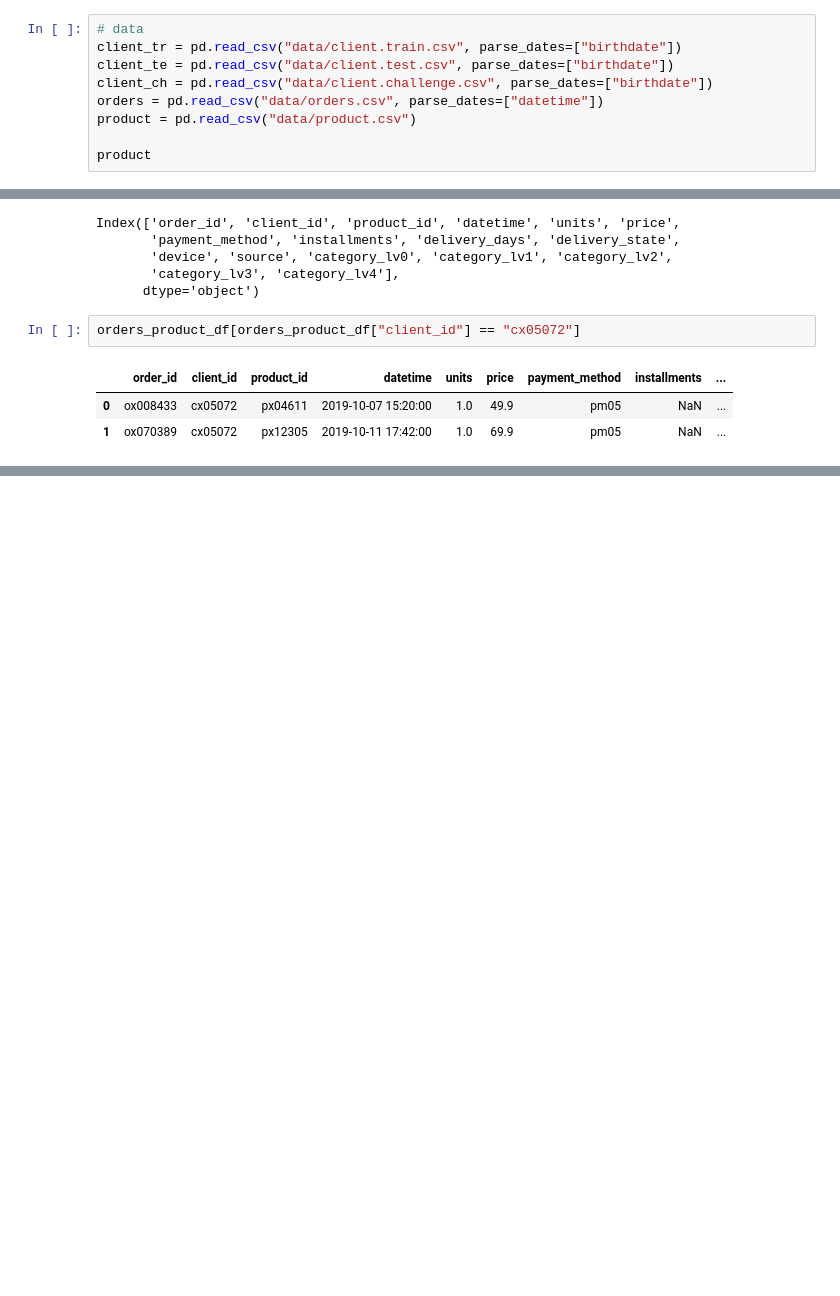
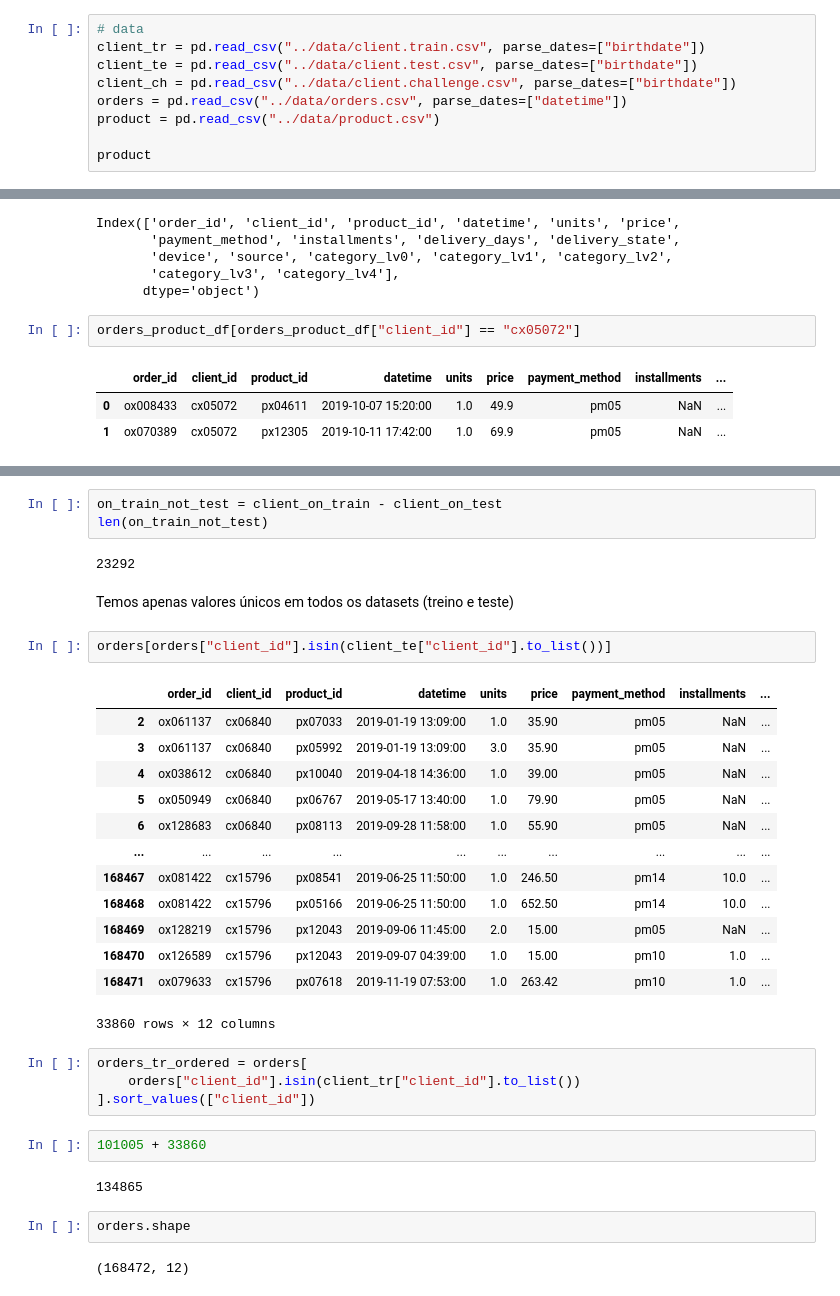
Before and after one commit to LucianoBatista/churn-classifier, a Jupyter notebook: analysis/initial_eda.ipynb, the cells around one changed output, grey strips where cells are left out. Saved outputs shown, nothing was run; the diff lists cells and outputs as text; blank space fills up the shorter version.

```diff
--- a/analysis/initial_eda.ipynb
+++ b/analysis/initial_eda.ipynb
@@ -10,11 +12,11 @@ import matplotlib as mpl
 mpl.rcParams["figure.dpi"] = 150
 # %%
 # data
-client_tr = pd.read_csv("data/client.train.csv", parse_dates=["birthdate"])
-client_te = pd.read_csv("data/client.test.csv", parse_dates=["birthdate"])
-client_ch = pd.read_csv("data/client.challenge.csv", parse_dates=["birthdate"])
-orders = pd.read_csv("data/orders.csv", parse_dates=["datetime"])
-product = pd.read_csv("data/product.csv")
+client_tr = pd.read_csv("../data/client.train.csv", parse_dates=["birthdate"])
+client_te = pd.read_csv("../data/client.test.csv", parse_dates=["birthdate"])
+client_ch = pd.read_csv("../data/client.challenge.csv", parse_dates=["birthdate"])
+orders = pd.read_csv("../data/orders.csv", parse_dates=["datetime"])
+product = pd.read_csv("../data/product.csv")
 
 product
 # %% [output]
@@ -91,0 +276,35 @@ orders_product_df[orders_product_df["client_id"] == "cx05072"]
+# %%
+on_train_not_test = client_on_train - client_on_test
+len(on_train_not_test)
+# %% [output]
+23292
+# %% [markdown]
+Temos apenas valores únicos em todos os datasets (treino e teste)
+# %%
+orders[orders["client_id"].isin(client_te["client_id"].to_list())]
+# %% [output]
+|  | order_id | client_id | product_id | datetime | units | price | payment_method | installments | ... |
+| 2 | ox061137 | cx06840 | px07033 | 2019-01-19 13:09:00 | 1.0 | 35.90 | pm05 | NaN | ... |
+| 3 | ox061137 | cx06840 | px05992 | 2019-01-19 13:09:00 | 3.0 | 35.90 | pm05 | NaN | ... |
+| 4 | ox038612 | cx06840 | px10040 | 2019-04-18 14:36:00 | 1.0 | 39.00 | pm05 | NaN | ... |
+| 5 | ox050949 | cx06840 | px06767 | 2019-05-17 13:40:00 | 1.0 | 79.90 | pm05 | NaN | ... |
+| 6 | ox128683 | cx06840 | px08113 | 2019-09-28 11:58:00 | 1.0 | 55.90 | pm05 | NaN | ... |
+| ... | ... | ... | ... | ... | ... | ... | ... | ... | ... |
+| 168467 | ox081422 | cx15796 | px08541 | 2019-06-25 11:50:00 | 1.0 | 246.50 | pm14 | 10.0 | ... |
+| 168468 | ox081422 | cx15796 | px05166 | 2019-06-25 11:50:00 | 1.0 | 652.50 | pm14 | 10.0 | ... |
+| 168469 | ox128219 | cx15796 | px12043 | 2019-09-06 11:45:00 | 2.0 | 15.00 | pm05 | NaN | ... |
+| 168470 | ox126589 | cx15796 | px12043 | 2019-09-07 04:39:00 | 1.0 | 15.00 | pm10 | 1.0 | ... |
+| 168471 | ox079633 | cx15796 | px07618 | 2019-11-19 07:53:00 | 1.0 | 263.42 | pm10 | 1.0 | ... |
+33860 rows × 12 columns
+# %%
+orders_tr_ordered = orders[
+    orders["client_id"].isin(client_tr["client_id"].to_list())
+].sort_values(["client_id"])
+# %%
+101005 + 33860
+# %% [output]
+134865
+# %%
+orders.shape
+# %% [output]
+(168472, 12)
```
Also changed, not shown: parts of 21 cells of this notebook, 9 other files.
